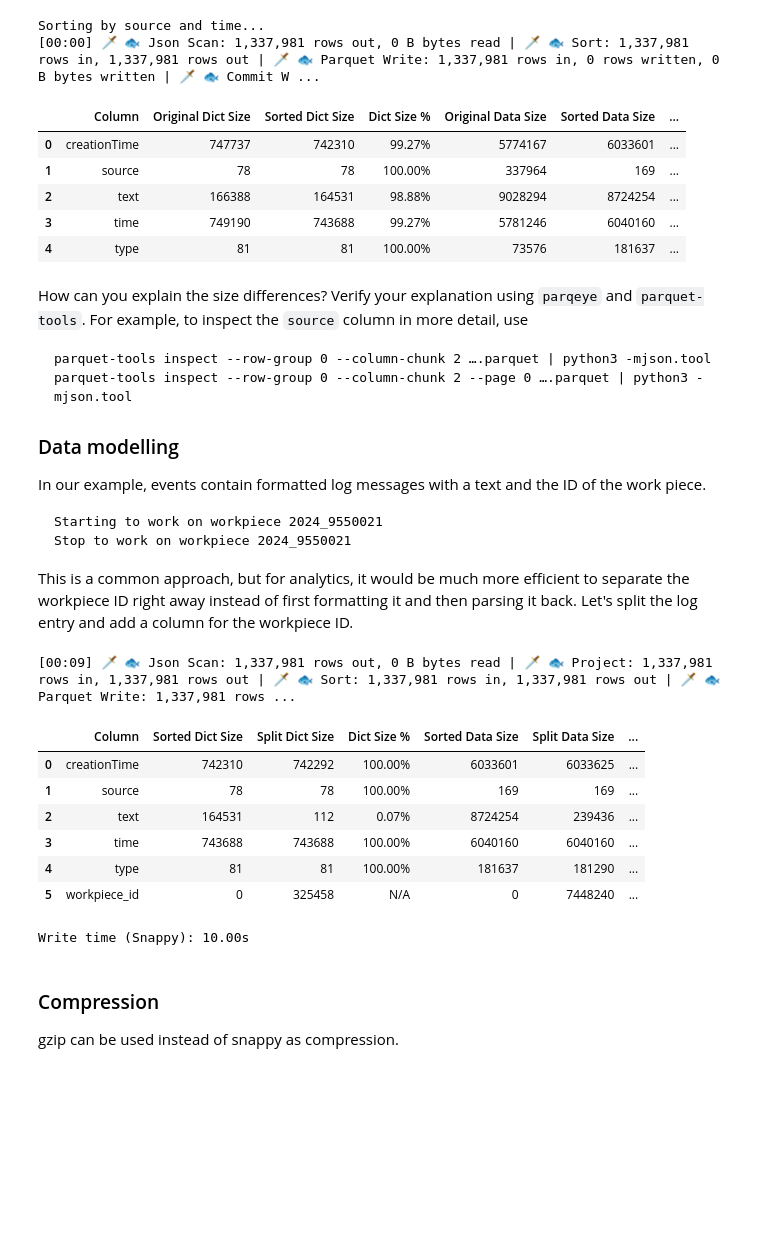
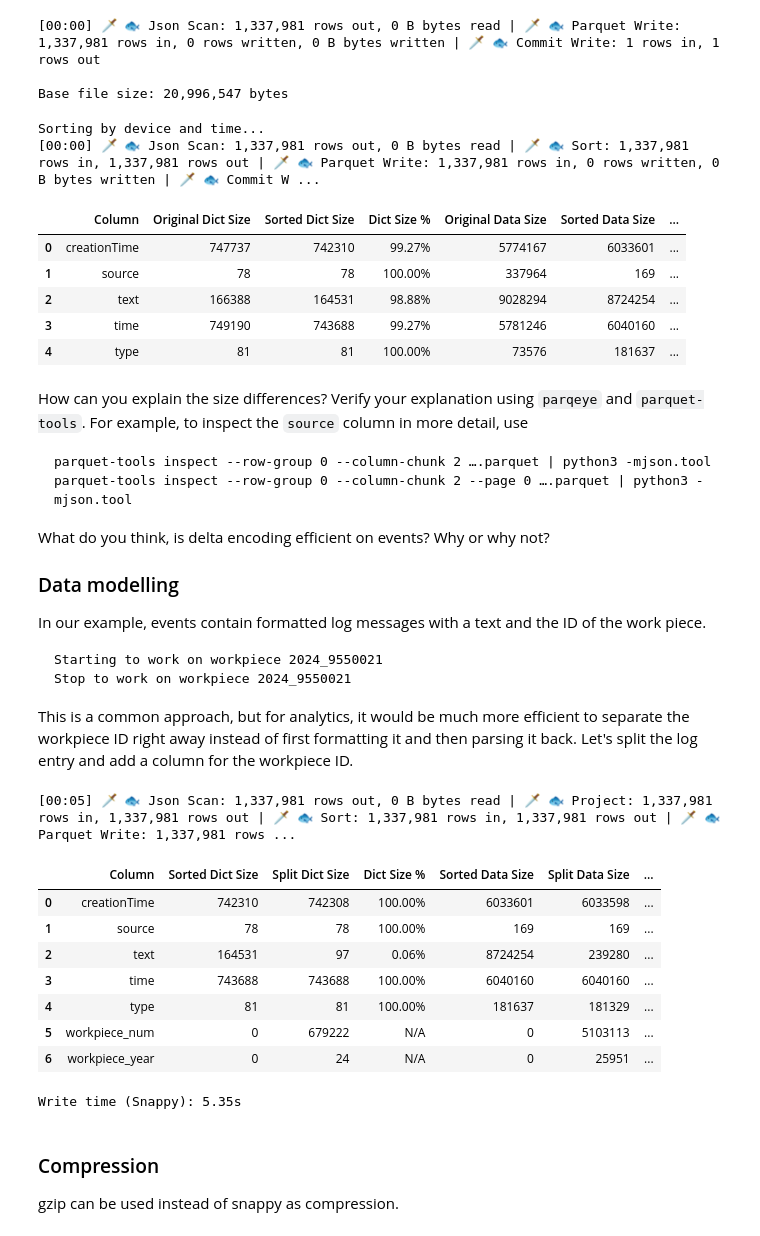
Before and after one commit to Cumulocity-IoT/knee-deep-in-the-lake, a Jupyter notebook: 01_parquet/02_tuning.ipynb, the cells around one changed output. Drawn from its saved outputs; the diff is of its cells as text; code cells hidden in the pictures; blank space fills up the shorter version.

````diff
--- a/01_parquet/02_tuning.ipynb
+++ b/01_parquet/02_tuning.ipynb
@@ -94,5 +73,28 @@ Note: Delta-encoding is not efficient for timestamps on events usually, as they
+# %%
+import daft
+import pyarrow.parquet as pq
+from pathlib import Path
+from time import time
+import matplotlib.pyplot as plt
+import dateutil
+import re
+
+%reload_ext autoreload
+%autoreload 2
+from helpers import inspect, compare_sizes
+
+events_data = daft.read_json('../data/input/events.jsonl').exclude('id')
+files = events_data.write_parquet('../data/output/events')
+events_parquet_path = Path(files.to_pydict()['path'][0])
+
+events_parquet = pq.ParquetFile(events_parquet_path)
+print(f"Base file size: {events_parquet_path.stat().st_size:,} bytes")
+# %% [output]
+[00:00] 🗡️ 🐟 Json Scan: 1,337,981 rows out, 0 B bytes read | 🗡️ 🐟 Parquet Write: 1,337,981 rows in, 0 rows written, 0 B bytes written | 🗡️ 🐟 Commit Write: 1 rows in, 1 rows out
+
+Base file size: 20,996,547 bytes
 # %%
-print("Sorting by source and time...")
+print("Sorting by device and time...")
 events_data_sorted = events_data.sort([daft.col('source'), daft.col('time')])
 
 files = events_data_sorted.write_parquet('../data/output/events_sorted')
@@ -101,7 +103,7 @@ events_parquet_path_sorted = Path(files.to_pydict()['path'][0])
 events_parquet_sorted = pq.ParquetFile(events_parquet_path_sorted)
 compare_sizes(events_parquet, "Original", events_parquet_sorted, "Sorted")
 # %% [output]
-Sorting by source and time...
+Sorting by device and time...
 [00:00] 🗡️ 🐟 Json Scan: 1,337,981 rows out, 0 B bytes read | 🗡️ 🐟 Sort: 1,337,981 rows in, 1,337,981 rows out | 🗡️ 🐟 Parquet Write: 1,337,981 rows in, 0 rows written, 0 B bytes written | 🗡️ 🐟 Commit W ...
 |  | Column | Original Dict Size | Sorted Dict Size | Dict Size % | Original Data Size | Sorted Data Size | ... |
 | 0 | creationTime | 747737 | 742310 | 99.27% | 5774167 | 6033601 | ... |
@@ -116,6 +118,8 @@ How can you explain the size differences? Verify your explanation using `parqeye
 parquet-tools inspect --row-group 0 --column-chunk 2 ….parquet | python3 -mjson.tool
 parquet-tools inspect --row-group 0 --column-chunk 2 --page 0 ….parquet | python3 -mjson.tool
 ```
+
+What do you think, is delta encoding efficient on events? Why or why not?
 
 ### Data modelling
 
@@ -129,28 +133,30 @@ Stop to work on workpiece 2024_9550021
 This is a common approach, but for analytics, it would be much more efficient to separate the workpiece ID right away instead of first formatting it and then parsing it back. Let's split the log entry and add a column for the workpiece ID.
 # %%
 events_data_split = events_data.with_columns({
-    "workpiece_id": daft.col("text").regexp_extract(r"workpiece\s+([\w_]+)", 0),
-    "text": daft.col("text").regexp_replace(r"\s+[\w_]+$", "")
+    "workpiece_year": daft.col("text").regexp_extract(r"workpiece\s+(\d+)_", 1).cast(daft.DataType.int32()),
+    "workpiece_num": daft.col("text").regexp_extract(r"workpiece\s+\d+_(\d+)", 1).cast(daft.DataType.int64()),
+    "text": daft.col("text").regexp_replace(r"work\s+.*$", "work")
 }).sort([daft.col('source'), daft.col('time')])
 
 start_time = time()
 files = events_data_split.write_parquet('../data/output/events_split')
 events_parquet_path_split = Path(files.to_pydict()['path'][0])
 write_time = time() - start_time
 
 events_parquet_split = pq.ParquetFile(events_parquet_path_split)
 compare_sizes(events_parquet_sorted, "Sorted", events_parquet_split, "Split")
 print(f"Write time (Snappy): {write_time:.2f}s")
 # %% [output]
-[00:09] 🗡️ 🐟 Json Scan: 1,337,981 rows out, 0 B bytes read | 🗡️ 🐟 Project: 1,337,981 rows in, 1,337,981 rows out | 🗡️ 🐟 Sort: 1,337,981 rows in, 1,337,981 rows out | 🗡️ 🐟 Parquet Write: 1,337,981 rows ...
+[00:05] 🗡️ 🐟 Json Scan: 1,337,981 rows out, 0 B bytes read | 🗡️ 🐟 Project: 1,337,981 rows in, 1,337,981 rows out | 🗡️ 🐟 Sort: 1,337,981 rows in, 1,337,981 rows out | 🗡️ 🐟 Parquet Write: 1,337,981 rows ...
 |  | Column | Sorted Dict Size | Split Dict Size | Dict Size % | Sorted Data Size | Split Data Size | ... |
-| 0 | creationTime | 742310 | 742292 | 100.00% | 6033601 | 6033625 | ... |
+| 0 | creationTime | 742310 | 742308 | 100.00% | 6033601 | 6033598 | ... |
 | 1 | source | 78 | 78 | 100.00% | 169 | 169 | ... |
-| 2 | text | 164531 | 112 | 0.07% | 8724254 | 239436 | ... |
+| 2 | text | 164531 | 97 | 0.06% | 8724254 | 239280 | ... |
 | 3 | time | 743688 | 743688 | 100.00% | 6040160 | 6040160 | ... |
-| 4 | type | 81 | 81 | 100.00% | 181637 | 181290 | ... |
-| 5 | workpiece_id | 0 | 325458 | N/A | 0 | 7448240 | ... |
+| 4 | type | 81 | 81 | 100.00% | 181637 | 181329 | ... |
+| 5 | workpiece_num | 0 | 679222 | N/A | 0 | 5103113 | ... |
+| 6 | workpiece_year | 0 | 24 | N/A | 0 | 25951 | ... |
-Write time (Snappy): 10.00s
+Write time (Snappy): 5.35s
 # %% [markdown]
 ### Compression
 
````
Also changed, not shown: parts of 6 cells of this notebook.
